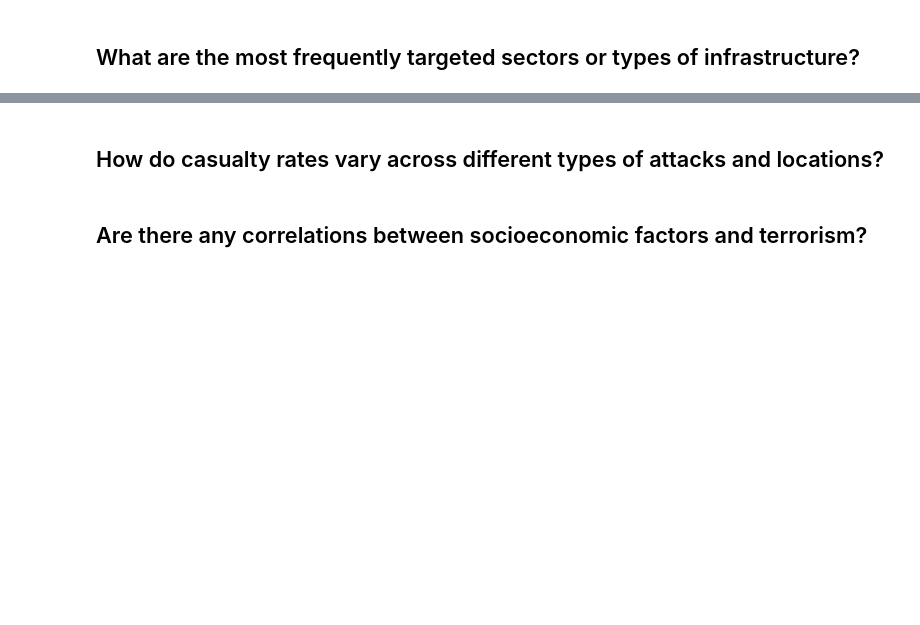
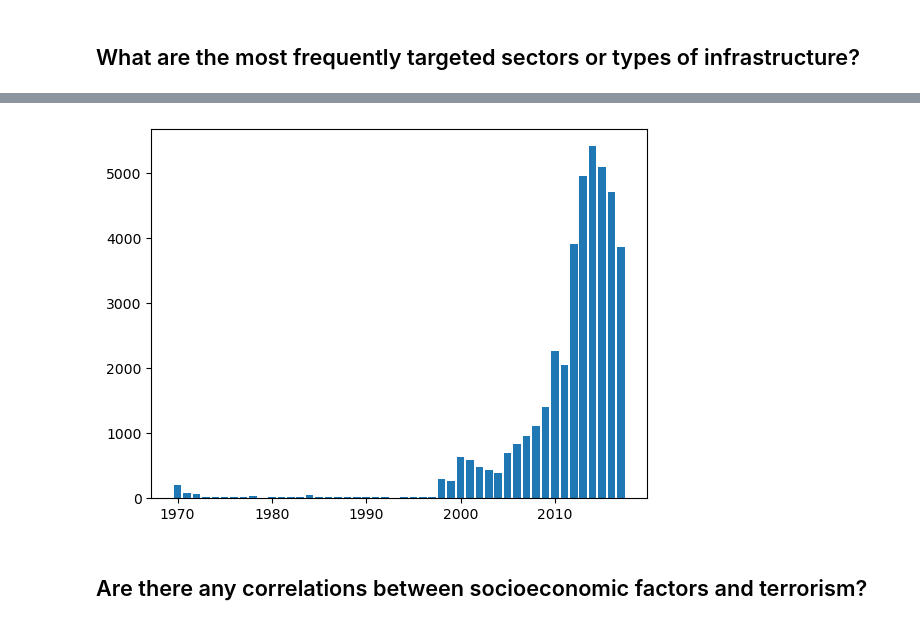
Before and after one commit to Sibonelo67/pandas-project, a Jupyter notebook: Untitled1.ipynb, the cells around one changed output, grey strips where cells are left out. Cells and saved outputs as stored; diff of their text form; code cells hidden in the pictures; blank space fills up the shorter version.

```diff
--- a/Untitled1.ipynb
+++ b/Untitled1.ipynb
@@ -106,5 +184,14 @@ Name: count, dtype: int64
-# %% [markdown]
-## How do casualty rates vary across different types of attacks and locations?
+# %%
+years = df['iyear'].value_counts()
+
+years_df = pd.DataFrame({'years1':years.index, 'Counts':years.values})
+
+plt.bar( years_df.years1,years_df.Counts);
+
+
+plt.show()
+# %% [output]
+[figure, added]
 # %% [markdown]
 ## Are there any correlations between socioeconomic factors and terrorism?
 # %% [markdown]
```
Also changed, not shown: parts of 7 cells of this notebook.
